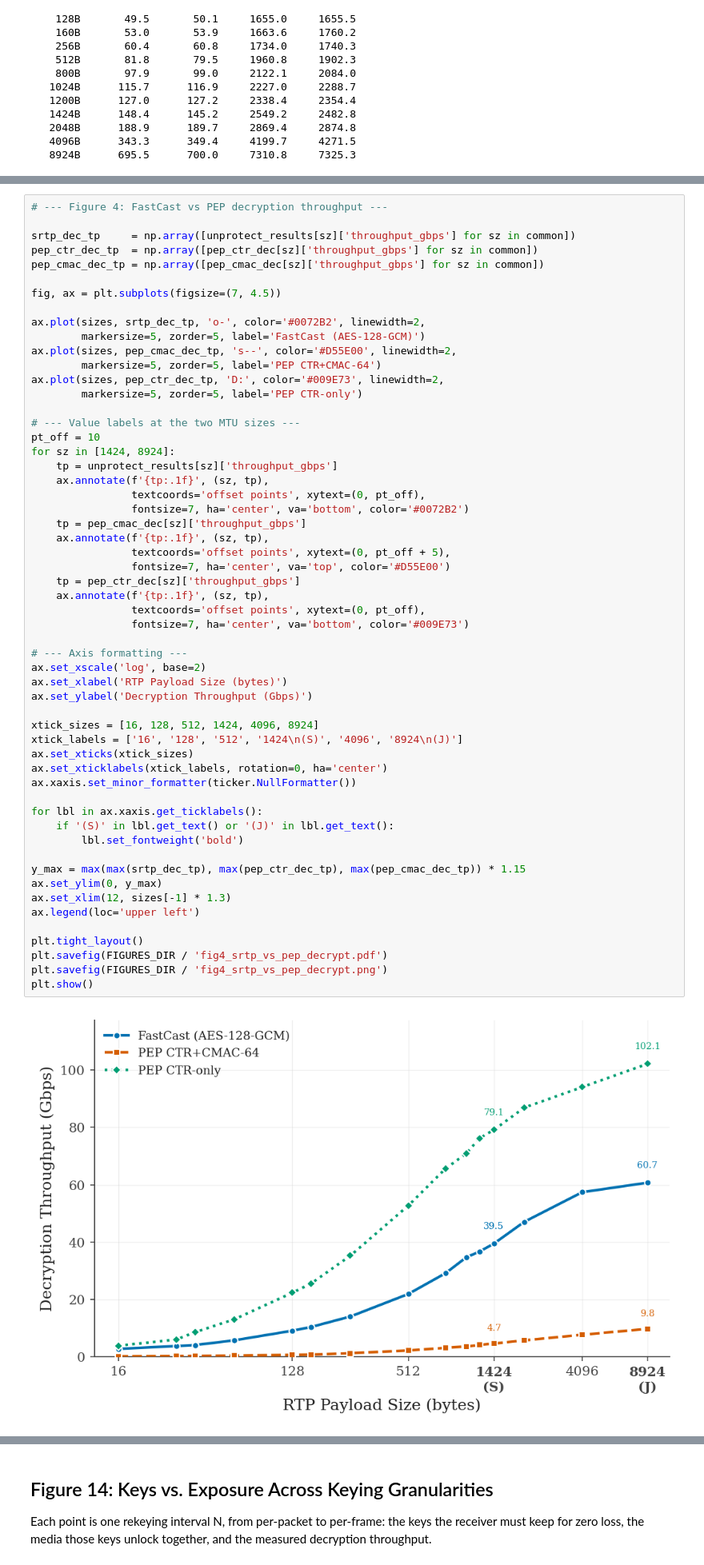
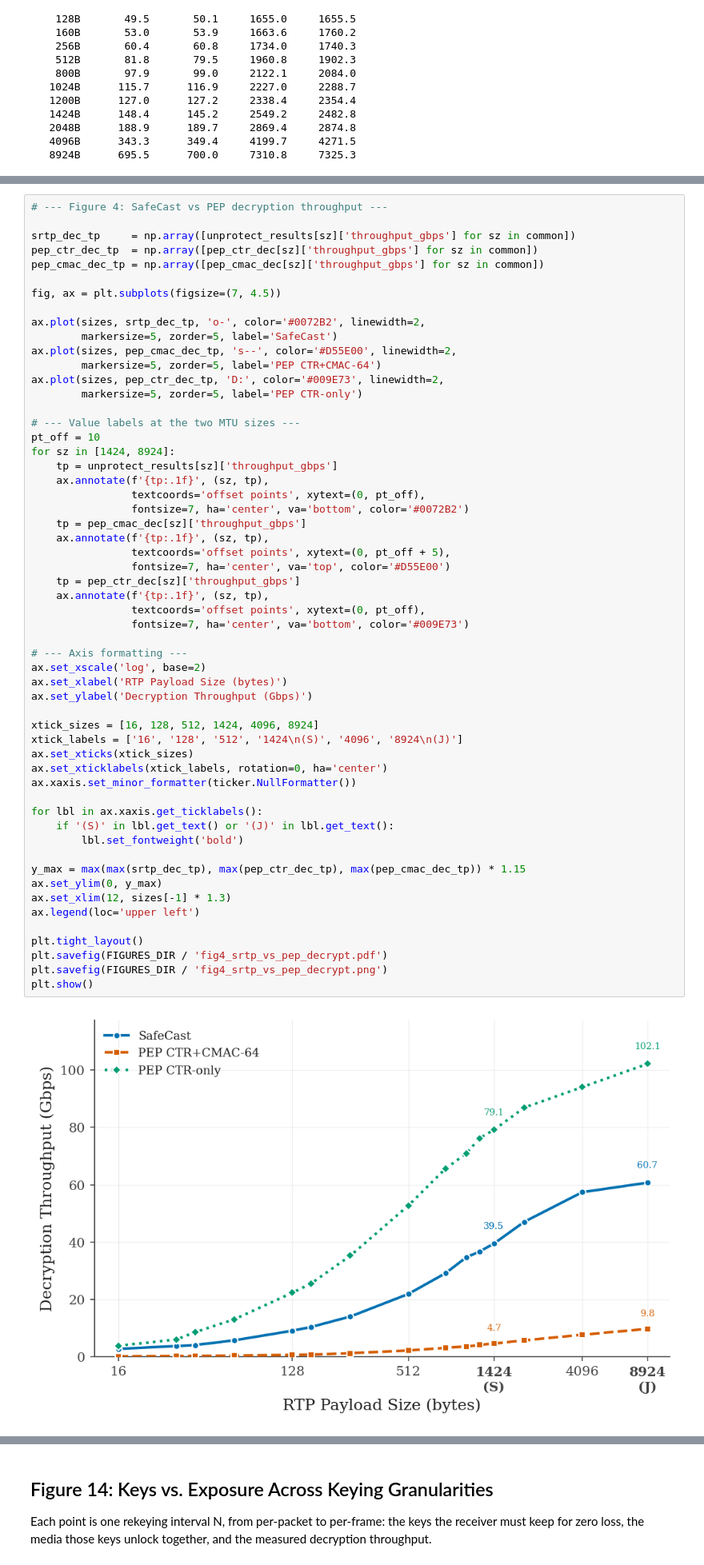
Before and after one commit to spring-epfl/SafeCast, a Jupyter notebook: GENERATE_FIGURES.ipynb, the cells around one changed output, grey strips where cells are left out. Shown at 80% size. Saved outputs shown, nothing was run; the diff lists cells and outputs as text.

```diff
--- a/GENERATE_FIGURES.ipynb
+++ b/GENERATE_FIGURES.ipynb
@@ -586,5 +586,5 @@ plt.show()
 # %%
-# --- Figure 4: FastCast vs PEP decryption throughput ---
+# --- Figure 4: SafeCast vs PEP decryption throughput ---
 
 srtp_dec_tp     = np.array([unprotect_results[sz]['throughput_gbps'] for sz in common])
 pep_ctr_dec_tp  = np.array([pep_ctr_dec[sz]['throughput_gbps'] for sz in common])
@@ -593,7 +593,7 @@ pep_cmac_dec_tp = np.array([pep_cmac_dec[sz]['throughput_gbps'] for sz in common
 fig, ax = plt.subplots(figsize=(7, 4.5))
 
 ax.plot(sizes, srtp_dec_tp, 'o-', color='#0072B2', linewidth=2,
-        markersize=5, zorder=5, label='FastCast (AES-128-GCM)')
+        markersize=5, zorder=5, label='SafeCast')
 ax.plot(sizes, pep_cmac_dec_tp, 's--', color='#D55E00', linewidth=2,
         markersize=5, zorder=5, label='PEP CTR+CMAC-64')
 ax.plot(sizes, pep_ctr_dec_tp, 'D:', color='#009E73', linewidth=2,
@@ -613,34 +613,34 @@ for sz in [1424, 8924]:
     tp = pep_ctr_dec[sz]['throughput_gbps']
     ax.annotate(f'{tp:.1f}', (sz, tp),
                 textcoords='offset points', xytext=(0, pt_off),
                 fontsize=7, ha='center', va='bottom', color='#009E73')
 
 # --- Axis formatting ---
 ax.set_xscale('log', base=2)
 ax.set_xlabel('RTP Payload Size (bytes)')
 ax.set_ylabel('Decryption Throughput (Gbps)')
 
 xtick_sizes = [16, 128, 512, 1424, 4096, 8924]
 xtick_labels = ['16', '128', '512', '1424\n(S)', '4096', '8924\n(J)']
 ax.set_xticks(xtick_sizes)
 ax.set_xticklabels(xtick_labels, rotation=0, ha='center')
 ax.xaxis.set_minor_formatter(ticker.NullFormatter())
 
 for lbl in ax.xaxis.get_ticklabels():
     if '(S)' in lbl.get_text() or '(J)' in lbl.get_text():
         lbl.set_fontweight('bold')
 
 y_max = max(max(srtp_dec_tp), max(pep_ctr_dec_tp), max(pep_cmac_dec_tp)) * 1.15
 ax.set_ylim(0, y_max)
 ax.set_xlim(12, sizes[-1] * 1.3)
 ax.legend(loc='upper left')
 
 plt.tight_layout()
 plt.savefig(FIGURES_DIR / 'fig4_srtp_vs_pep_decrypt.pdf')
 plt.savefig(FIGURES_DIR / 'fig4_srtp_vs_pep_decrypt.png')
 plt.show()
 # %% [output]
-[figure, old version]
+[figure, new version]
 # %% [markdown]
 ## Figure 5: MLS Rekey Latency vs. Group Size
 
```
Also changed, not shown: parts of 14 cells of this notebook.
